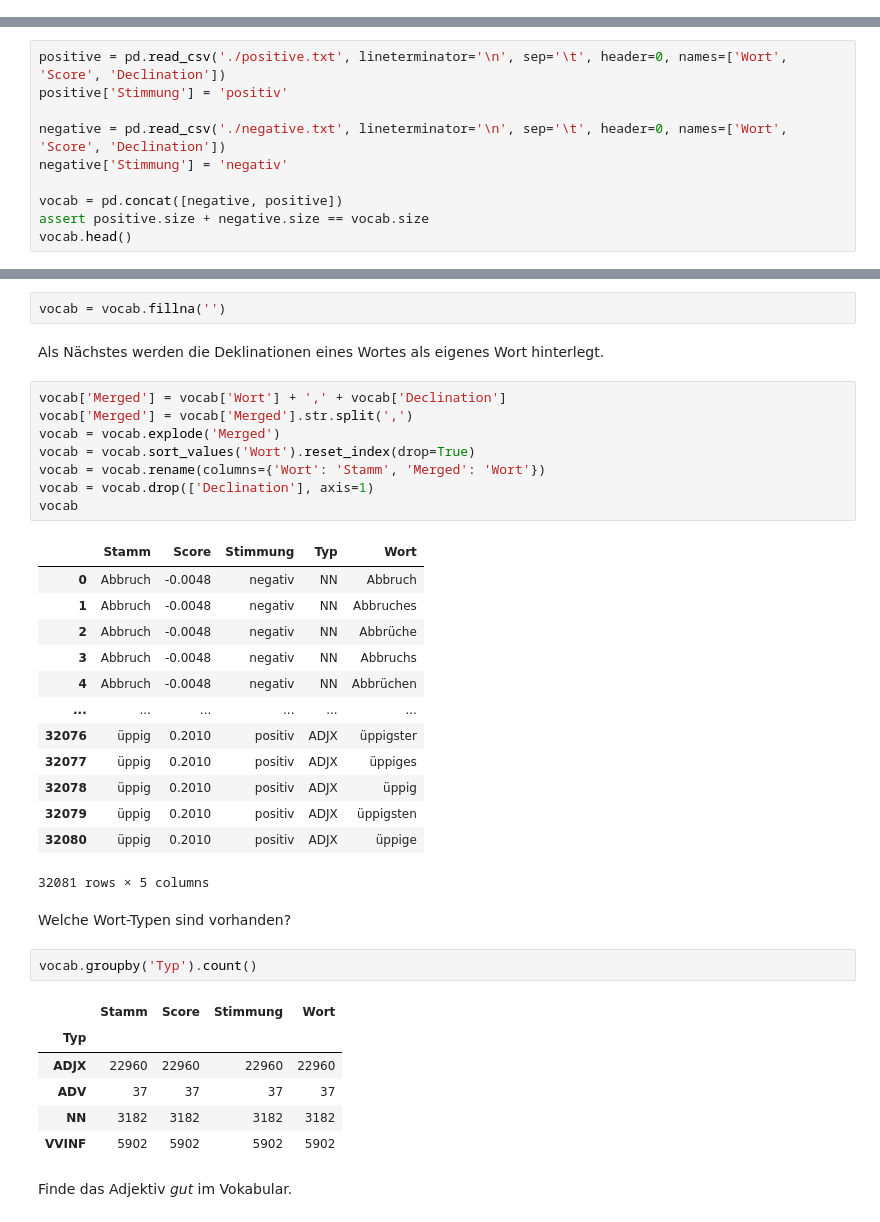
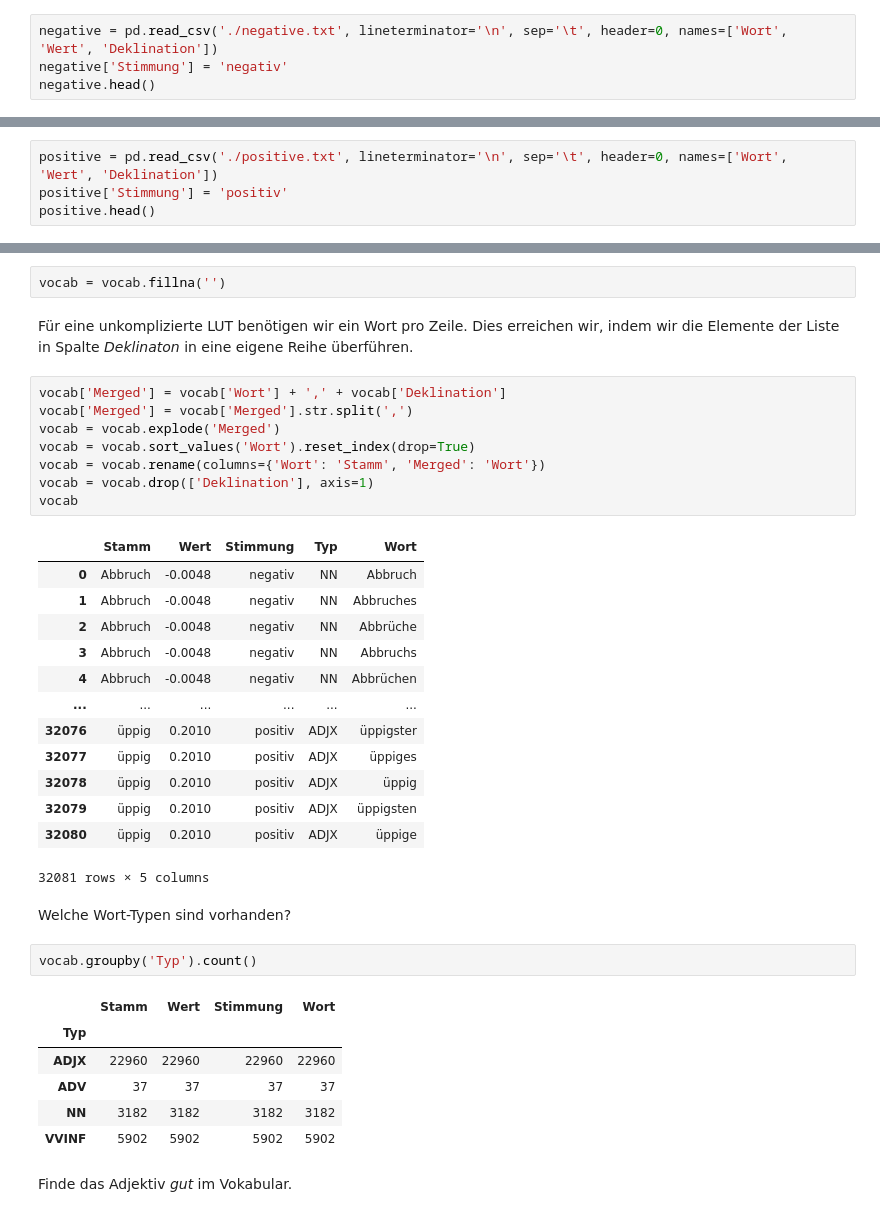
Before and after one commit to orca-nrw/lernmodul-texte, a Jupyter notebook: index.ipynb, the cells around one changed output, grey strips where cells are left out. Drawn from its saved outputs; the diff is of its cells as text.

```diff
--- a/index.ipynb
+++ b/index.ipynb
@@ -322,0 +351,4 @@ Von den ursprünglich 100 Tweets sind nach unserer Datenaufbereitung lediglich 6
+# %%
+negative = pd.read_csv('./negative.txt', lineterminator='\n', sep='\t', header=0, names=['Wort', 'Wert', 'Deklination'])
+negative['Stimmung'] = 'negativ'
+negative.head()
@@ -323,11 +364,5 @@ Von den ursprünglich 100 Tweets sind nach unserer Datenaufbereitung lediglich 6
 # %%
-positive = pd.read_csv('./positive.txt', lineterminator='\n', sep='\t', header=0, names=['Wort', 'Score', 'Declination'])
+positive = pd.read_csv('./positive.txt', lineterminator='\n', sep='\t', header=0, names=['Wort', 'Wert', 'Deklination'])
 positive['Stimmung'] = 'positiv'
-
-negative = pd.read_csv('./negative.txt', lineterminator='\n', sep='\t', header=0, names=['Wort', 'Score', 'Declination'])
-negative['Stimmung'] = 'negativ'
-
-vocab = pd.concat([negative, positive])
-assert positive.size + negative.size == vocab.size
-vocab.head()
+positive.head()
 # %% [output]
@@ -353,18 +409,18 @@ vocab.head()
 Fehlende Werte werden mit einer leeren Zeichenkette ersetzt.
 # %%
 vocab = vocab.fillna('')
-# %% [markdown]
-Als Nächstes werden die Deklinationen eines Wortes als eigenes Wort hinterlegt.
+# %% [markdown]
+Für eine unkomplizierte LUT benötigen wir ein Wort pro Zeile. Dies erreichen wir, indem wir die Elemente der Liste in Spalte _Deklinaton_ in eine eigene Reihe überführen.
 # %%
-vocab['Merged'] = vocab['Wort'] + ',' + vocab['Declination']
+vocab['Merged'] = vocab['Wort'] + ',' + vocab['Deklination']
 vocab['Merged'] = vocab['Merged'].str.split(',')
 vocab = vocab.explode('Merged')
 vocab = vocab.sort_values('Wort').reset_index(drop=True)
 vocab = vocab.rename(columns={'Wort': 'Stamm', 'Merged': 'Wort'})
-vocab = vocab.drop(['Declination'], axis=1)
+vocab = vocab.drop(['Deklination'], axis=1)
 vocab
 # %% [output]
-|  | Stamm | Score | Stimmung | Typ | Wort |
+|  | Stamm | Wert | Stimmung | Typ | Wort |
 | 0 | Abbruch | -0.0048 | negativ | NN | Abbruch |
 | 1 | Abbruch | -0.0048 | negativ | NN | Abbruches |
 | 2 | Abbruch | -0.0048 | negativ | NN | Abbrüche |
@@ -382,7 +438,7 @@ Welche Wort-Typen sind vorhanden?
 # %%
 vocab.groupby('Typ').count()
 # %% [output]
-|  | Stamm | Score | Stimmung | Wort |
+|  | Stamm | Wert | Stimmung | Wort |
 | Typ |  |  |  |  |
 | ADJX | 22960 | 22960 | 22960 | 22960 |
 | ADV | 37 | 37 | 37 | 37 |
```
Also changed, not shown: parts of 82 cells of this notebook, 1 other file.
